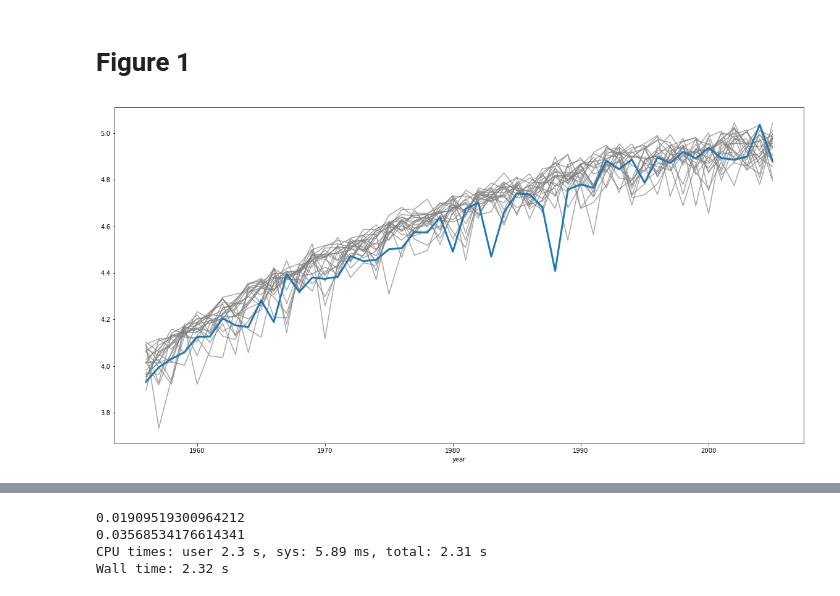
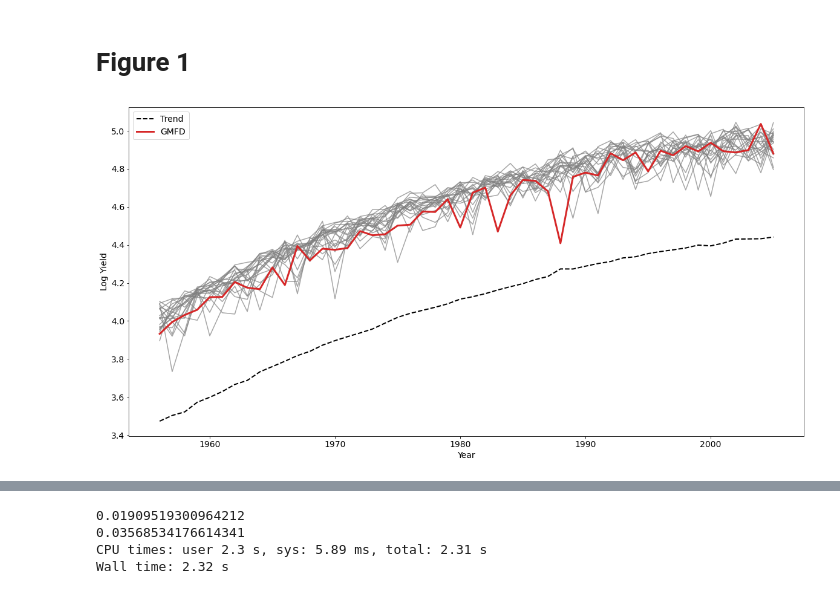
Before and after one commit to david0811/BCSD_CornYields_UQ, a Jupyter notebook: code/03_analysis/03_01_national.ipynb, the cells around one changed output, grey strips where cells are left out. Drawn from its saved outputs; the diff is of its cells as text; code cells hidden in the pictures.

```diff
--- a/code/03_analysis/03_01_national.ipynb
+++ b/code/03_analysis/03_01_national.ipynb
@@ -27,6 +36,14 @@ nex_yield = pd.DataFrame.from_dict({model : nex[model].set_index(['fips','year']
 nex_yield = nex_yield.reset_index()
 nex_yield["fips"] = nex_yield["fips"].astype(str).str.zfill(5)
 nex_yield.set_index(['fips','year'], inplace=True)
+
+# NEX weather
+for model in nex_models:
+    tmp = nex[model]
+    tmp['prcp2'] = tmp['prcp']**2
+    tmp['weather'] = tmp.apply(get_weather, axis=1)
+    tmp['trend'] = tmp['yield'] - tmp['weather']
+    nex[model] = tmp
 # %%
 # Read in CMIP models
 cmip_models = !ls ../../data/yield/CMIP/hist
@@ -38,9 +55,18 @@ cmip_yield = pd.DataFrame.from_dict({model : cmip[model].set_index(['fips','year
 cmip_yield = cmip_yield.reset_index()
 cmip_yield["fips"] = cmip_yield["fips"].astype(str).str.zfill(5)
 cmip_yield.set_index(['fips','year'], inplace=True)
+
+# CMIP weather
+for model in cmip_models:
+    tmp = cmip[model]
+    tmp['prcp2'] = tmp['prcp']**2
+    tmp['weather'] = tmp.apply(get_weather, axis=1)
+    tmp['trend'] = tmp['yield'] - tmp['weather']
+    cmip[model] = tmp
 # %%
-# Construct national weights (total production by weighted sum of counties)
+# Construct national weights (total production by weighted sum of counties) (only 1956-2005)
 weights = pd.read_csv('../../data/usda/maize_county_yield_area.csv').filter(["fips", "year", "area","yield"])
+weights = weights.query('year >= 1956 and year <= 2005')
 weights['fips'] = weights['fips'].astype(str).str.zfill(5)
 weights.sort_values(by = ['fips', 'year'], inplace = True)
 weights.set_index(['fips', 'year'], inplace = True)
@@ -72,8 +98,10 @@ cmip_weighted = cmip_weighted.apply(lambda x: x/x['national_weight'], axis=1)
 cmip_weighted.drop(columns='national_weight', inplace=True)
 
 # GMFD
-gmfd_weighted = pd.merge(gmfd[['fips','year', 'log_yield_sim']], weights.reset_index(), on = ['fips','year'], how = 'inner')
+gmfd_weighted = pd.merge(gmfd[['fips','year', 'log_yield_sim', 'trend', 'weather']], weights.reset_index(), on = ['fips','year'], how = 'inner')
 gmfd_weighted['log_yield_sim'] = gmfd_weighted['log_yield_sim'] * gmfd_weighted['national_weight']
+gmfd_weighted['trend'] = gmfd_weighted['trend'] * gmfd_weighted['national_weight']
+gmfd_weighted['weather'] = gmfd_weighted['weather'] * gmfd_weighted['national_weight']
 gmfd_weighted = gmfd_weighted.groupby(['year']).sum()
 gmfd_weighted = gmfd_weighted.apply(lambda x: x/x['national_weight'], axis=1)
 gmfd_weighted.drop(columns='national_weight', inplace=True)
@@ -80,10 +144,16 @@ gmfd_weighted.drop(columns='national_weight', inplace=True)
 # %%
-fig,ax = plt.subplots(1,1, figsize=(20,10))
+fig, ax = plt.subplots(1,1, figsize=(20,10), sharex=True)
 
-nex_weighted.plot(ax=ax, color='gray', alpha=0.7, legend=None)
+gmfd_weighted.plot(y = 'trend', ax=ax, lw=2, label='Trend', color='black', ls='--')
+gmfd_weighted.plot(y = 'log_yield_sim', ax=ax, lw=3, label='GMFD', color='tab:red', zorder=10)
+ax.legend()
+
+nex_weighted.plot(ax=ax, color='gray', alpha=0.7, legend=None, zorder=0)
 # cmip_weighted.plot(ax=ax, color='gray', alpha=0.7, legend=None)
-gmfd_weighted.plot(ax=ax, lw=3, legend=None)
 
-plt.show()
+ax.set_ylabel('Log Yield')
+ax.set_xlabel('Year')
+
+plt.savefig('../../figs/new/yield_trend.pdf')
 # %% [output]
-[figure, old version]
+[figure, new version]
```
Also changed, not shown: parts of 8 cells of this notebook, 9 other files.
